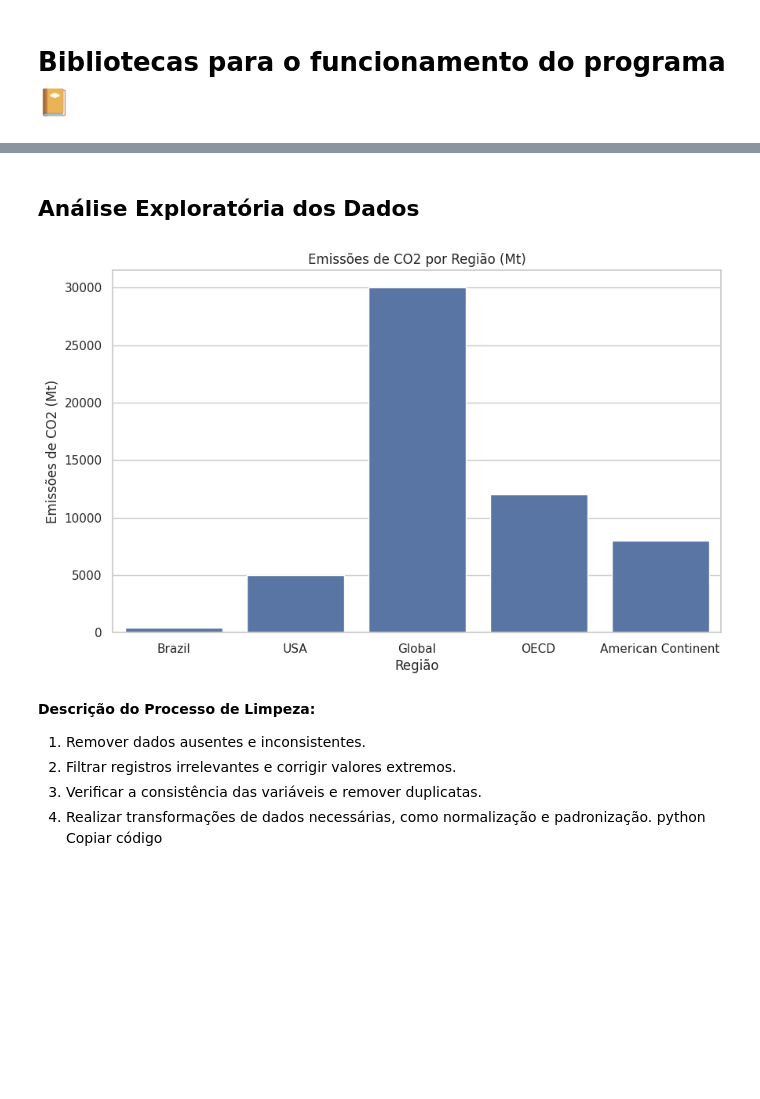
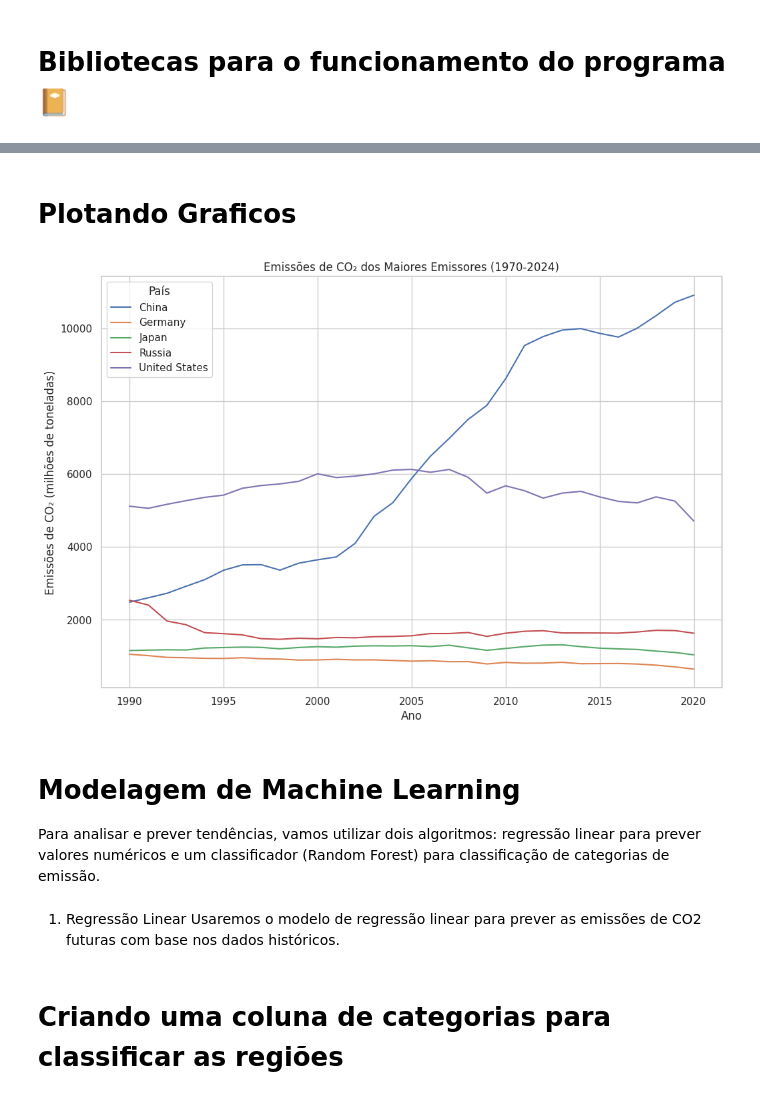
Before and after one commit to lvininicius/GS_DS, a Jupyter notebook: Untitled.ipynb, the cells around one changed output, grey strips where cells are left out. Saved outputs shown, nothing was run; the diff lists cells and outputs as text; code cells hidden in the pictures; blank space fills up the shorter version.

Commit message:
adicionando dataset, fontes, formatando e limpando dados

```diff
--- a/Untitled.ipynb
+++ b/Untitled.ipynb
@@ -14,2 +16,2 @@ from sklearn.metrics import classification_report, mean_squared_error, accuracy_
 # %%
-sns.set(style="whitegrid")
+df = pd.read_csv('owid-co2-data.csv')
@@ -16 +27,10 @@ sns.set(style="whitegrid")
+# %%
+
+df = df.dropna()
+df = df.drop_duplicates()
+
+threshold = len(df) * 0.5
+df_cleaned = df.dropna(thresh=threshold, axis=1)
+
+df_cleaned.fillna(df_cleaned.select_dtypes(include=['float64', 'int64']).mean(), inplace=True)
 # %% [markdown]
@@ -18,28 +38,27 @@ sns.set(style="whitegrid")
 # %%
-df = pd.DataFrame({
-    'Country': ['Brazil', 'USA', 'Global', 'OECD', 'American Continent'],
-    'Year': [2020, 2020, 2020, 2020, 2020],
-    'CO2 Emissions (Mt)': [422, 5000, 30000, 12000, 8000],
-    'Per Capita Emissions': [2.5, 15.5, 4.8, 9.2, 6.0]
-})
+df_filtered = df[(df['year'] >= 1970) & (df['year'] <= 2024)]
+total_emissions = df_filtered.groupby('country')['co2'].sum().sort_values(ascending=False)
+
+total_emissions = df_filtered.groupby('country')['co2'].sum().sort_values(ascending=False)
+top_emitters = total_emissions.head(5).index
-# %% [markdown]
-## Análise Exploratória dos Dados
-# %%
-df.describe()
-
-plt.figure(figsize=(10, 6))
-sns.barplot(x='Country', y='CO2 Emissions (Mt)', data=df)
-plt.title('Emissões de CO2 por Região (Mt)')
-plt.xlabel('Região')
-plt.ylabel('Emissões de CO2 (Mt)')
-plt.show()
-# %% [output]
-[figure, removed]
-# %% [markdown]
-**Descrição do Processo de Limpeza:**
-1. Remover dados ausentes e inconsistentes.
-2. Filtrar registros irrelevantes e corrigir valores extremos.
-3. Verificar a consistência das variáveis e remover duplicatas.
-4. Realizar transformações de dados necessárias, como normalização e padronização.
-python
-Copiar código
+# %% [markdown]
+# Plotando Graficos
+# %%
+df_top_emitters = df_filtered[df_filtered['country'].isin(top_emitters)]
+df_pivot = df_top_emitters.pivot(index='year', columns='country', values='co2')
+
+df_pivot.plot(figsize=(12, 8))
+plt.title('Emissões de CO₂ dos Maiores Emissores (1970-2024)')
+plt.xlabel('Ano')
+plt.ylabel('Emissões de CO₂ (milhões de toneladas)')
+plt.legend(title='País')
+plt.grid(True)
+plt.show()
+# %% [output]
+[figure, added]
+# %% [markdown]
+# Modelagem de Machine Learning
+Para analisar e prever tendências, vamos utilizar dois algoritmos: regressão linear para prever valores numéricos e um classificador (Random Forest) para classificação de categorias de emissão.
+# %% [markdown]
+1. Regressão Linear
+Usaremos o modelo de regressão linear para prever as emissões de CO2 futuras com base nos dados históricos.
@@ -45,0 +76,2 @@ Copiar código
+# %% [markdown]
+# Criando uma coluna de categorias para classificar as regiões
```
Also changed, not shown: parts of 11 cells of this notebook, 1 other file.
